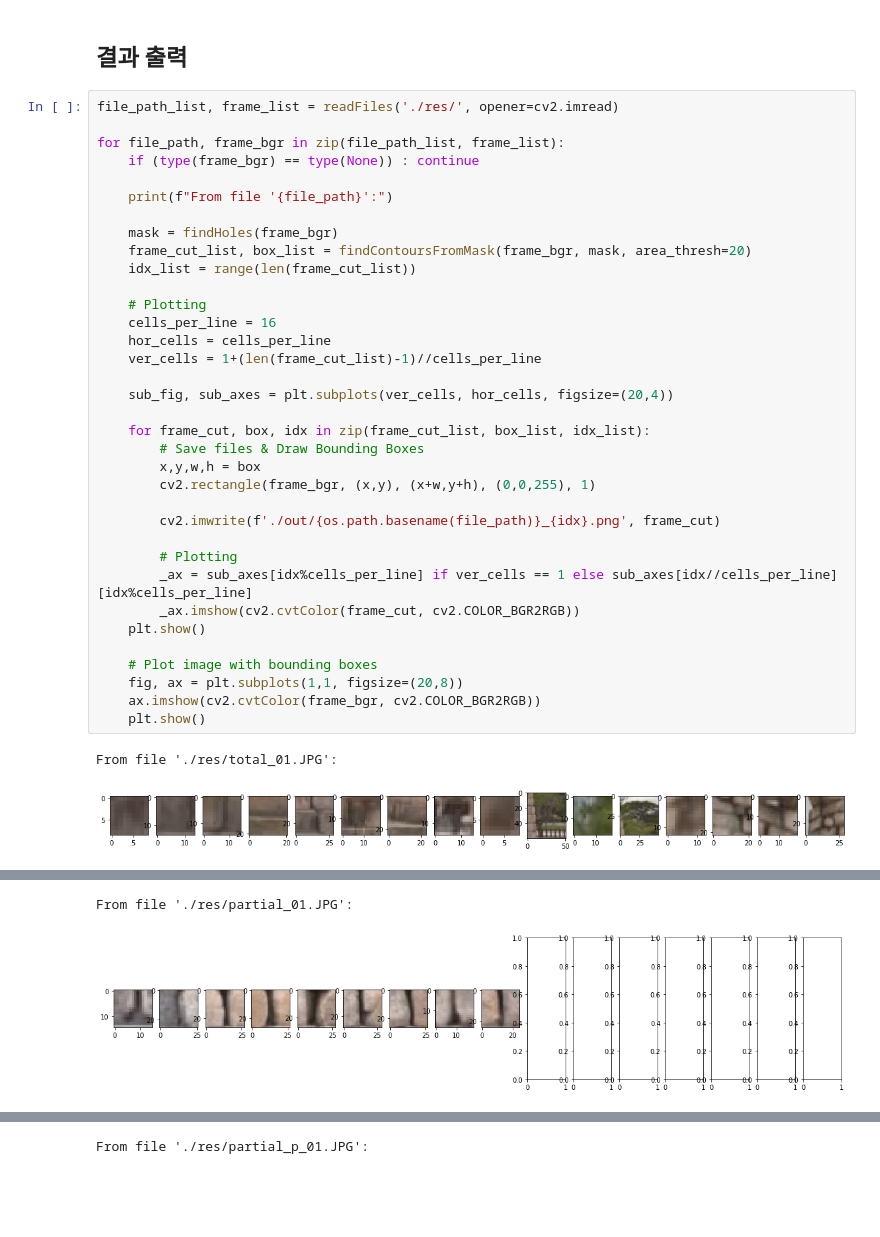
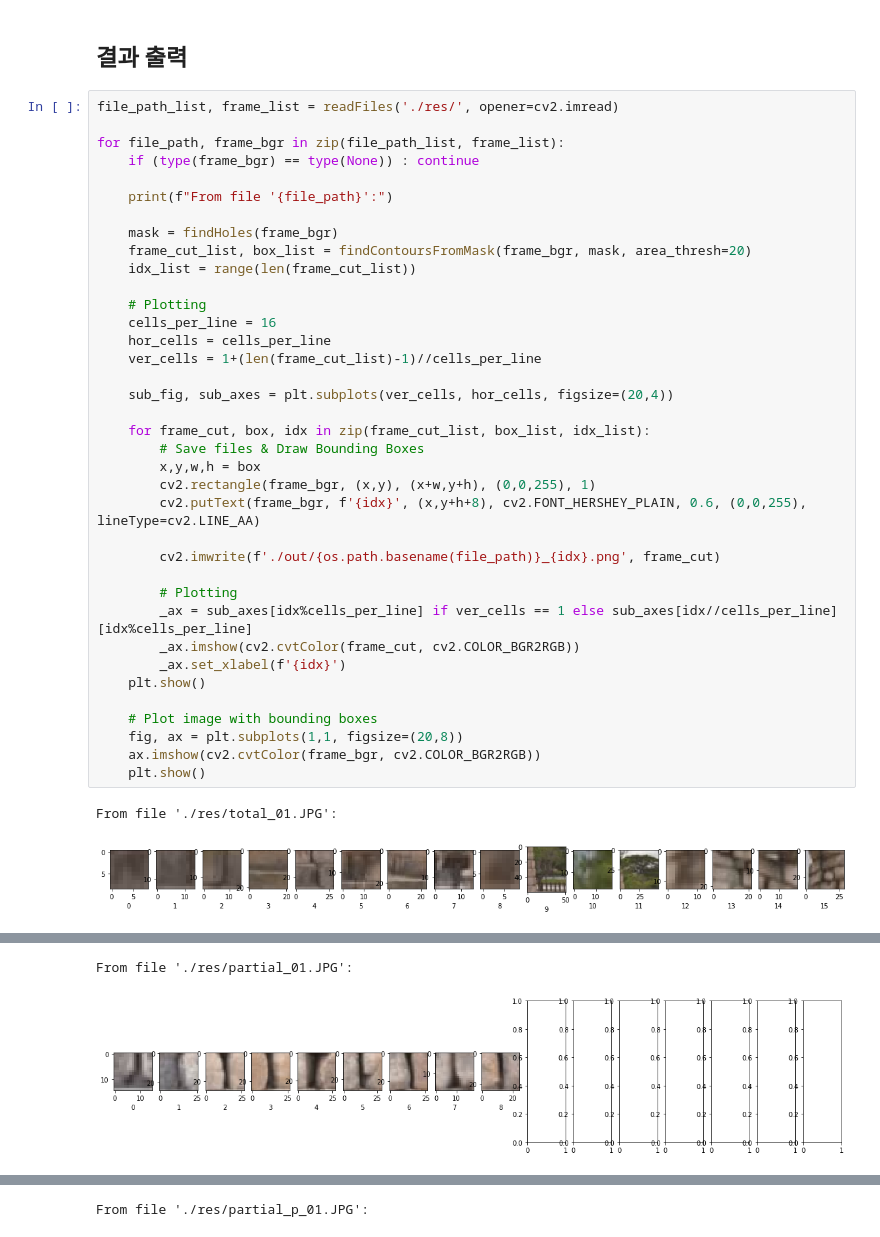
Before and after one commit to DGU-DAI-Lab/2020_Research_KDJ, a Jupyter notebook: 200604_첨성대벽돌균열+DG_AI_System/notebook.ipynb, the cells around one changed output, grey strips where cells are left out. Cells and saved outputs as stored; diff of their text form; blank space fills up the shorter version.

```diff
--- a/200604_첨성대벽돌균열+DG_AI_System/notebook.ipynb
+++ b/200604_첨성대벽돌균열+DG_AI_System/notebook.ipynb
@@ -84,31 +84,33 @@ for file_path, frame_bgr in zip(file_path_list, frame_list):
 
     mask = findHoles(frame_bgr)
     frame_cut_list, box_list = findContoursFromMask(frame_bgr, mask, area_thresh=20)
     idx_list = range(len(frame_cut_list))
 
     # Plotting
     cells_per_line = 16
     hor_cells = cells_per_line
     ver_cells = 1+(len(frame_cut_list)-1)//cells_per_line
 
     sub_fig, sub_axes = plt.subplots(ver_cells, hor_cells, figsize=(20,4))
 
     for frame_cut, box, idx in zip(frame_cut_list, box_list, idx_list):
         # Save files & Draw Bounding Boxes
         x,y,w,h = box
         cv2.rectangle(frame_bgr, (x,y), (x+w,y+h), (0,0,255), 1)
+        cv2.putText(frame_bgr, f'{idx}', (x,y+h+8), cv2.FONT_HERSHEY_PLAIN, 0.6, (0,0,255), lineType=cv2.LINE_AA)
 
         cv2.imwrite(f'./out/{os.path.basename(file_path)}_{idx}.png', frame_cut)
 
         # Plotting
         _ax = sub_axes[idx%cells_per_line] if ver_cells == 1 else sub_axes[idx//cells_per_line][idx%cells_per_line]
         _ax.imshow(cv2.cvtColor(frame_cut, cv2.COLOR_BGR2RGB))
+        _ax.set_xlabel(f'{idx}')
     plt.show()
 
     # Plot image with bounding boxes
     fig, ax = plt.subplots(1,1, figsize=(20,8))
     ax.imshow(cv2.cvtColor(frame_bgr, cv2.COLOR_BGR2RGB))
     plt.show()
 # %% [output]
 From file './res/total_01.JPG':
-[figure, old version]
+[figure, new version]
@@ -116,2 +118,2 @@ From file './res/total_01.JPG':
 From file './res/partial_01.JPG':
-[figure, old version]
+[figure, new version]
```
Also changed, not shown: parts of 1 cell of this notebook.
